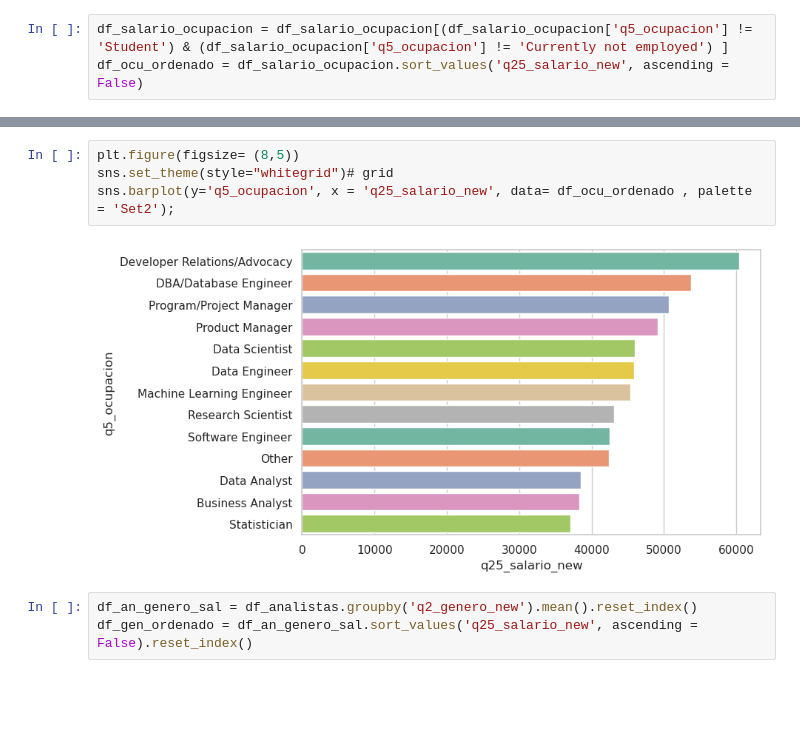
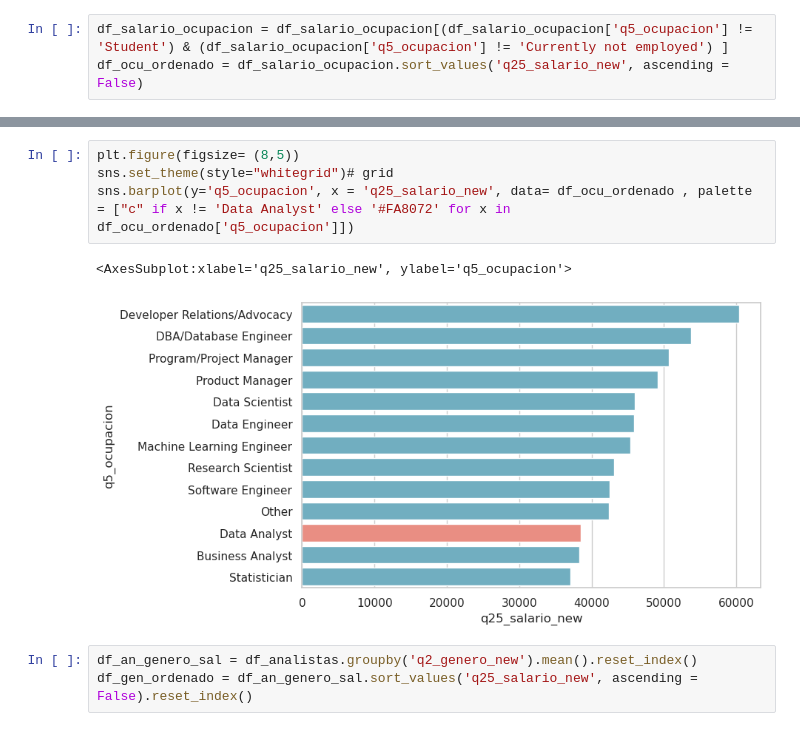
Before and after one commit to Adalab/project2-da-promo-c-modulo-2-team4, a Jupyter notebook: 04- Preguntas/4.2. Pregunta2.ipynb, the cells around one changed output, grey strips where cells are left out. Drawn from its saved outputs; the diff is of its cells as text; blank space fills up the shorter version.

```diff
--- a/04- Preguntas/4.2. Pregunta2.ipynb
+++ b/04- Preguntas/4.2. Pregunta2.ipynb
@@ -136,9 +144,10 @@ df_ocu_ordenado = df_salario_ocupacion.sort_values('q25_salario_new', ascending
 # %%
 plt.figure(figsize= (8,5))
 sns.set_theme(style="whitegrid")# grid
-sns.barplot(y='q5_ocupacion', x = 'q25_salario_new', data= df_ocu_ordenado , palette = 'Set2');
+sns.barplot(y='q5_ocupacion', x = 'q25_salario_new', data= df_ocu_ordenado , palette = ["c" if x != 'Data Analyst' else '#FA8072' for x in df_ocu_ordenado['q5_ocupacion']])
 # %% [output]
+<AxesSubplot:xlabel='q25_salario_new', ylabel='q5_ocupacion'>
-[figure, old version]
+[figure, new version]
 # %%
 df_an_genero_sal = df_analistas.groupby('q2_genero_new').mean().reset_index()
 df_gen_ordenado = df_an_genero_sal.sort_values('q25_salario_new', ascending = False).reset_index()
```
Also changed, not shown: parts of 2 cells of this notebook.
